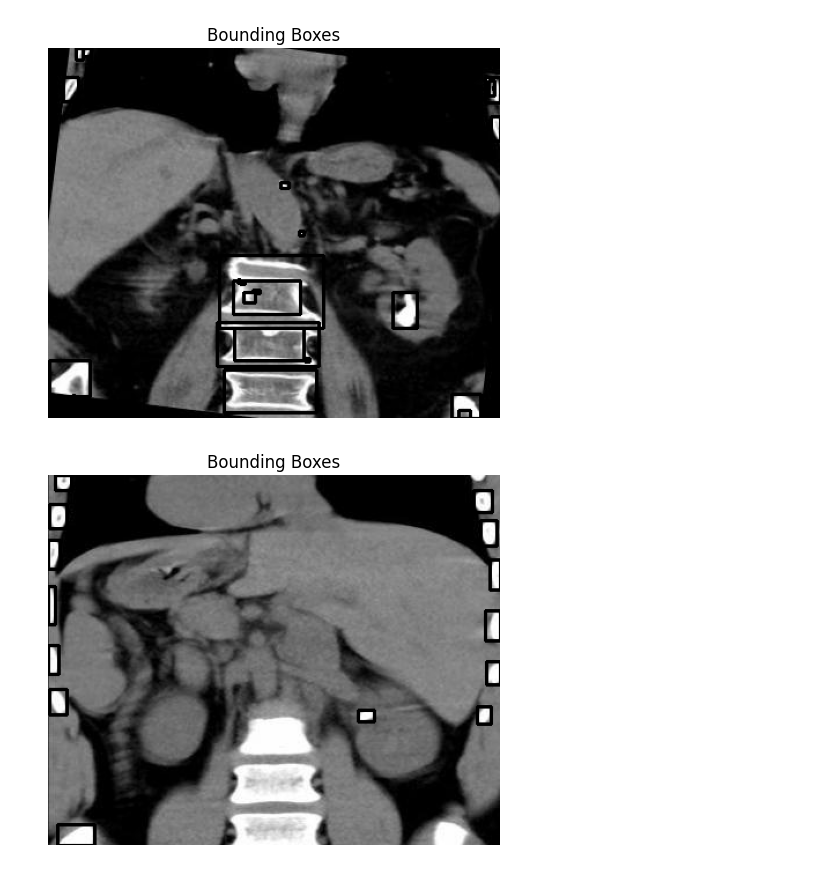
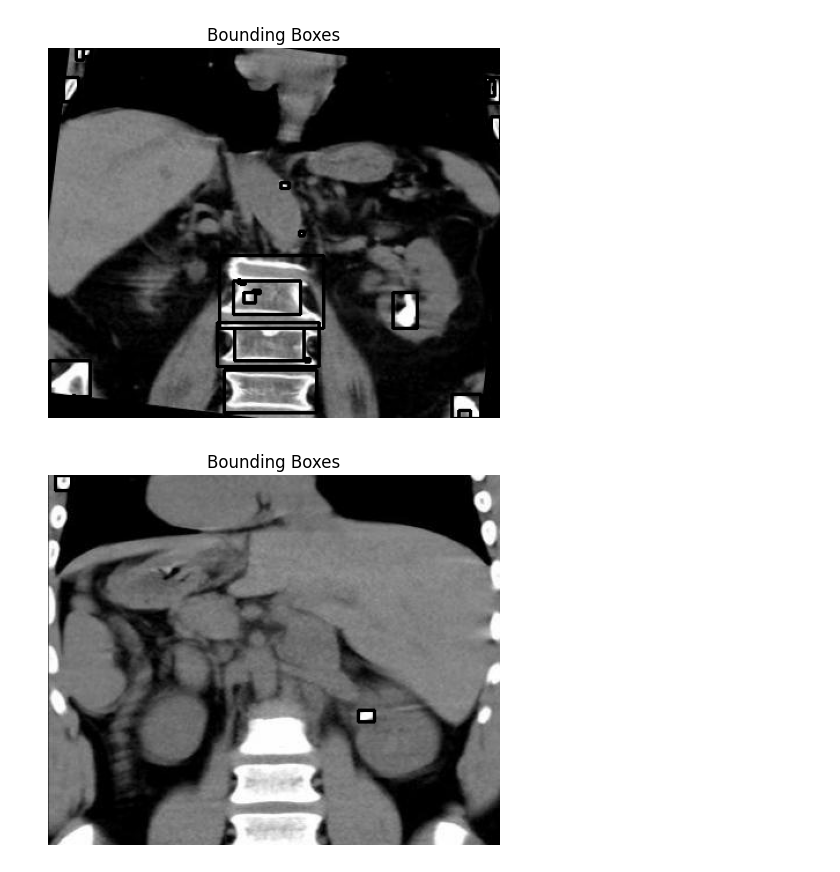
Before and after one commit to Juangonz952/PSIB, a Jupyter notebook: TPs/TP imagenes/TPfinal_IMAGENES.ipynb, the cells around one changed output. Cells and saved outputs as stored; diff of their text form; code cells hidden in the pictures.

```diff
--- a/TPs/TP imagenes/TPfinal_IMAGENES.ipynb
+++ b/TPs/TP imagenes/TPfinal_IMAGENES.ipynb
@@ -336,6 +336,6 @@ plt.show()
 # %% [output]
 [figure]
 # %%
-Boxes(train_images[160],Prom,Desv,.8)
+Boxes(train_images[160],Prom_A,Desv_A,Prom_R,Desv_R,.8)
 # %% [output]
-[figure, old version]
+[figure, new version]
```
